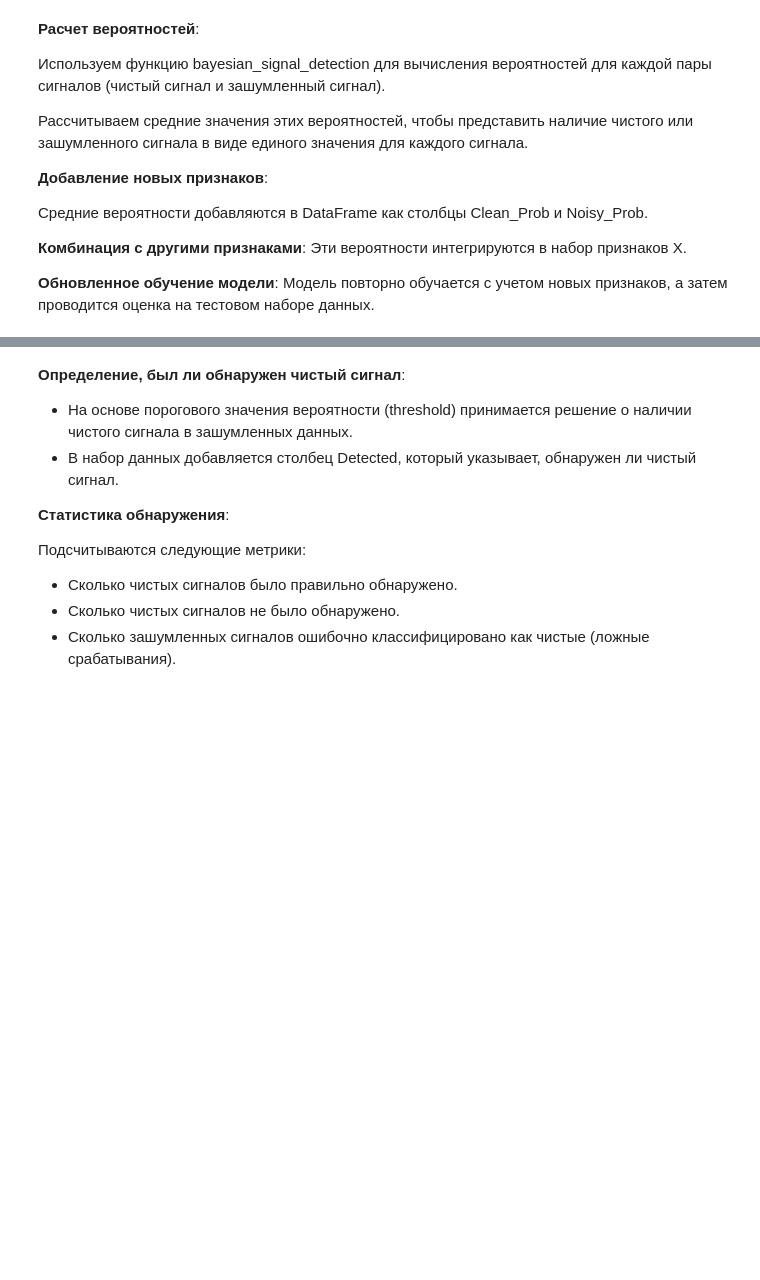
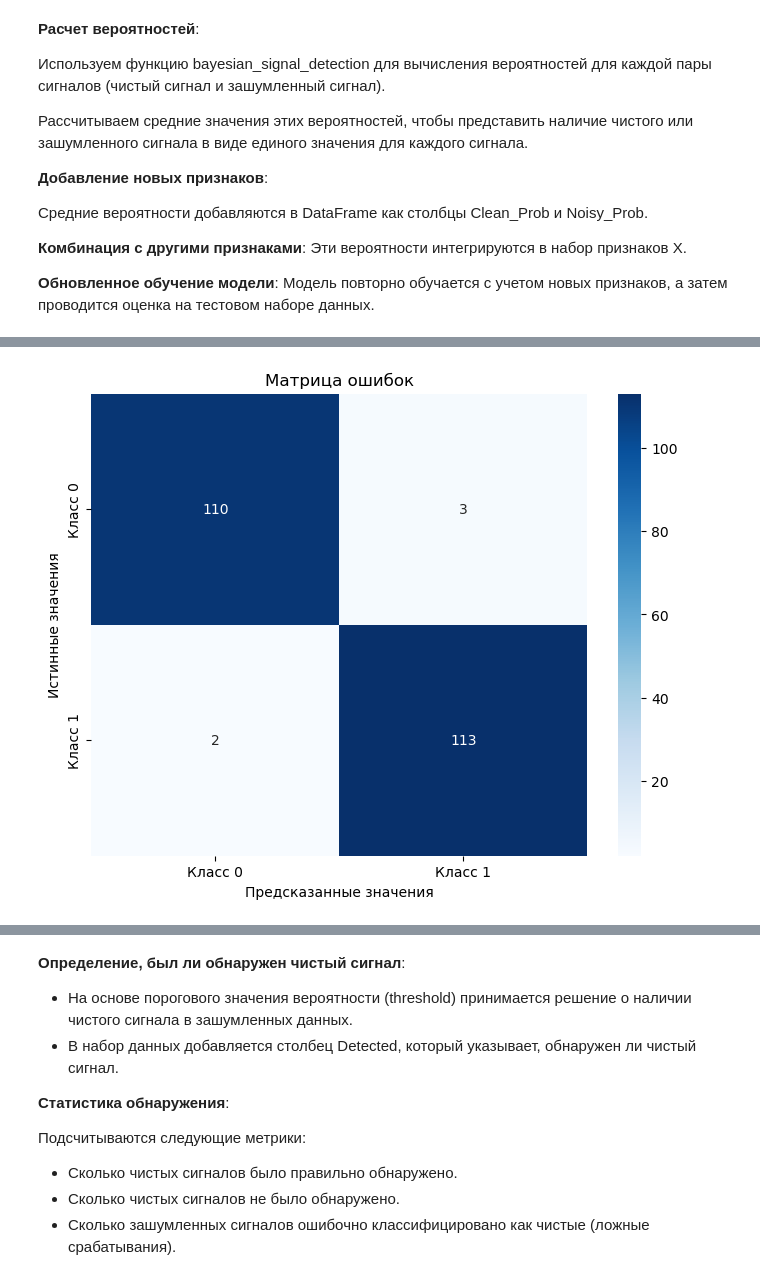
Before and after one commit to NzitaKatendi/Machine-learning-methods, a Jupyter notebook: PROJECT/Проект-dknzita_2.ipynb, the cells around one changed output, grey strips where cells are left out. Cells and saved outputs as stored; diff of their text form; code cells hidden in the pictures; blank space fills up the shorter version.

```diff
--- a/PROJECT/Проект-dknzita_2.ipynb
+++ b/PROJECT/Проект-dknzita_2.ipynb
@@ -505,0 +535,18 @@ weighted avg       0.98      0.98      0.98       336
+# %%
+from sklearn.metrics import confusion_matrix
+import seaborn as sns
+
+# Construir a matriz de confusão
+conf_matrix = confusion_matrix(y_test, y_pred)
+
+# Exibir a matriz de confusão usando Seaborn
+plt.figure(figsize=(8, 6))
+sns.heatmap(conf_matrix, annot=True, fmt='d', cmap='Blues',
+            xticklabels=['Класс 0', 'Класс 1'],
+            yticklabels=['Класс 0', 'Класс 1'])
+plt.xlabel('Предсказанные значения')
+plt.ylabel('Истинные значения')
+plt.title('Матрица ошибок')
+plt.show()
+# %% [output]
+[figure, added]
```
Also changed, not shown: parts of 20 cells of this notebook, 1 other file.
